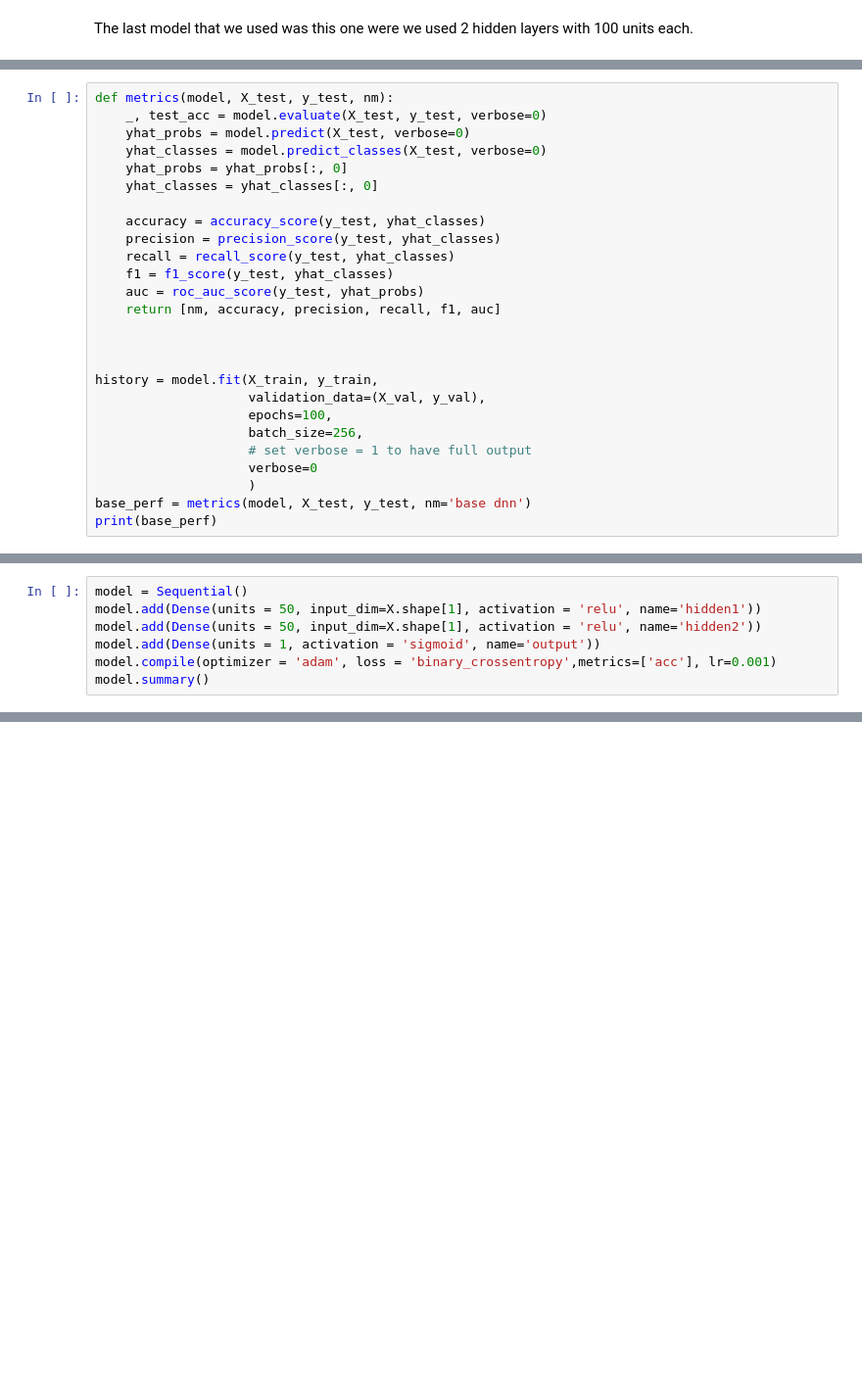
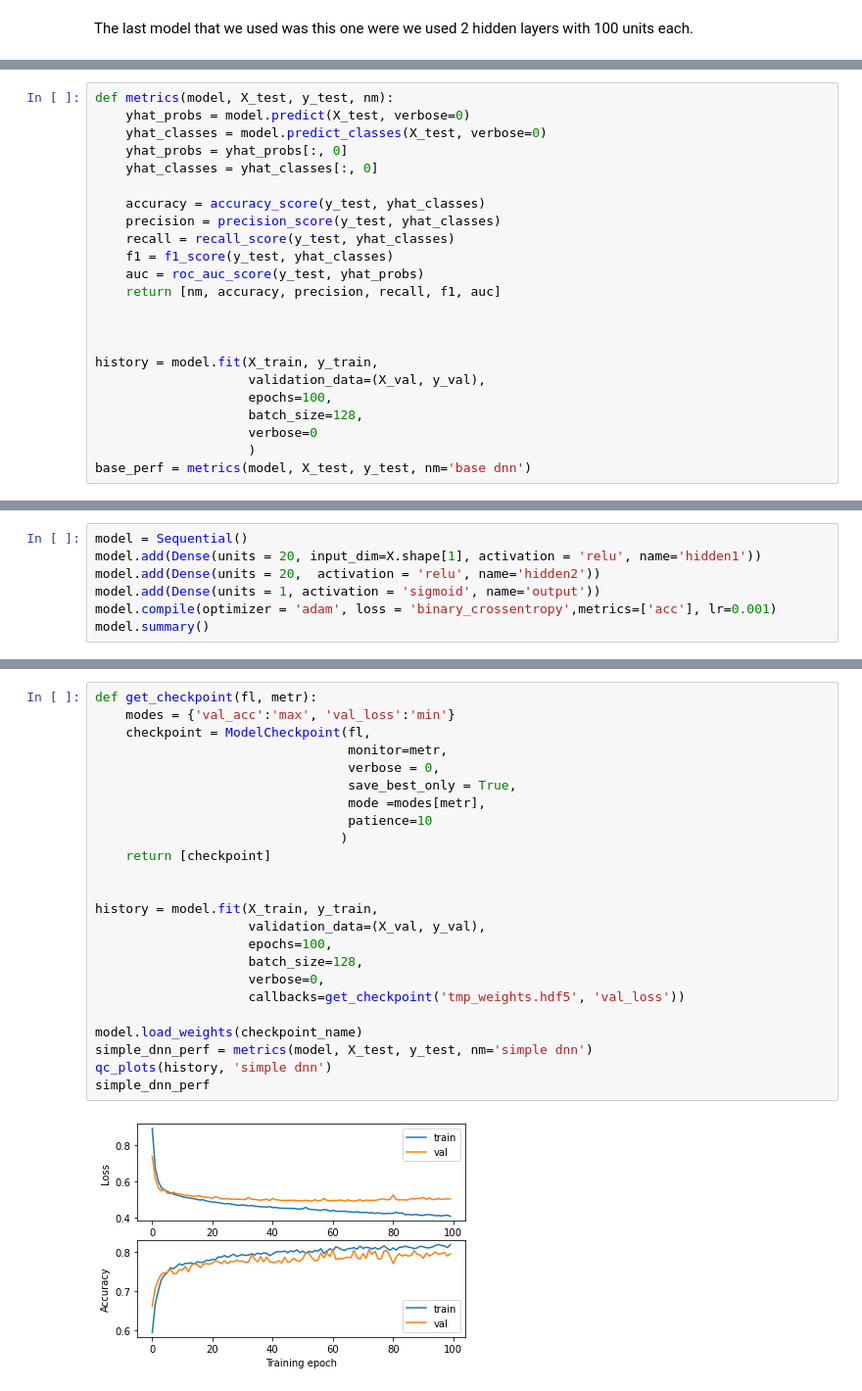
Before and after one commit to anfoss/anfoss.github.io, a Jupyter notebook: _jupyter/hiv deep learning/Untitled1.ipynb, the cells around one changed output, grey strips where cells are left out. Shown: that part at 98% size. Drawn from its saved outputs; the diff is of its cells as text; blank space fills up the shorter version.

```diff
--- a/_jupyter/hiv deep learning/Untitled1.ipynb
+++ b/_jupyter/hiv deep learning/Untitled1.ipynb
@@ -63,6 +115,5 @@ First we will fit the original model and then create as before a radarplot to il
 # %%
 def metrics(model, X_test, y_test, nm):
-    _, test_acc = model.evaluate(X_test, y_test, verbose=0)
     yhat_probs = model.predict(X_test, verbose=0)
     yhat_classes = model.predict_classes(X_test, verbose=0)
     yhat_probs = yhat_probs[:, 0]
@@ -80,9 +131,7 @@ def metrics(model, X_test, y_test, nm):
 history = model.fit(X_train, y_train,
                     validation_data=(X_val, y_val),
                     epochs=100,
-                    batch_size=256,
-                    # set verbose = 1 to have full output
+                    batch_size=128,
                     verbose=0
                     )
 base_perf = metrics(model, X_test, y_test, nm='base dnn')
-print(base_perf)
@@ -99,7 +182,7 @@ Let's try a easier one
 # %%
 model = Sequential()
-model.add(Dense(units = 50, input_dim=X.shape[1], activation = 'relu', name='hidden1'))
-model.add(Dense(units = 50, input_dim=X.shape[1], activation = 'relu', name='hidden2'))
+model.add(Dense(units = 20, input_dim=X.shape[1], activation = 'relu', name='hidden1'))
+model.add(Dense(units = 20,  activation = 'relu', name='hidden2'))
 model.add(Dense(units = 1, activation = 'sigmoid', name='output'))
 model.compile(optimizer = 'adam', loss = 'binary_crossentropy',metrics=['acc'], lr=0.001)
 model.summary()
@@ -119,2 +202,28 @@ Trainable params: 3,051
 Non-trainable params: 0
 _________________________________________________________________
+# %%
+def get_checkpoint(fl, metr):
+    modes = {'val_acc':'max', 'val_loss':'min'}
+    checkpoint = ModelCheckpoint(fl,
+                                 monitor=metr,
+                                 verbose = 0,
+                                 save_best_only = True,
+                                 mode =modes[metr],
+                                 patience=10
+                                )
+    return [checkpoint]
+
+
+history = model.fit(X_train, y_train,
+                    validation_data=(X_val, y_val),
+                    epochs=100,
+                    batch_size=128,
+                    verbose=0,
+                    callbacks=get_checkpoint('tmp_weights.hdf5', 'val_loss'))
+
+model.load_weights(checkpoint_name)
+simple_dnn_perf = metrics(model, X_test, y_test, nm='simple dnn')
+qc_plots(history, 'simple dnn')
+simple_dnn_perf
+# %% [output]
+[figure, added]
```
Also changed, not shown: parts of 30 cells of this notebook, 22 other files.
